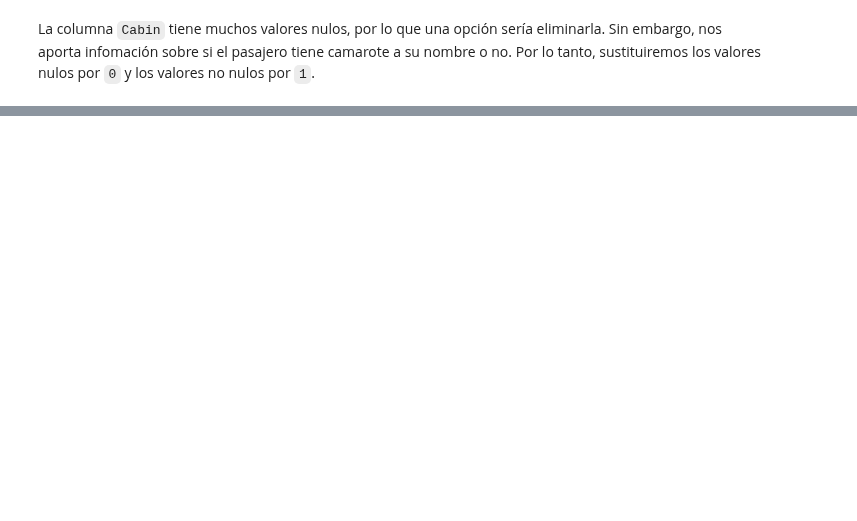
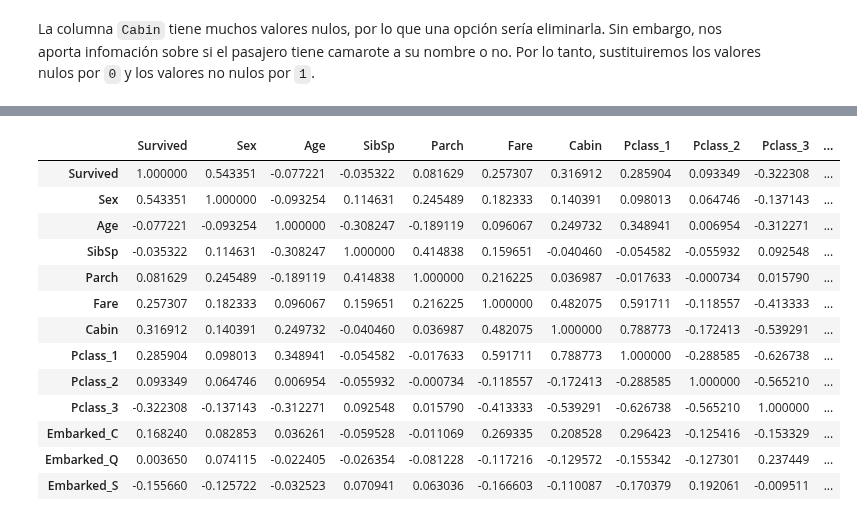
Before and after one commit to pimentel124/ia_2022, a Jupyter notebook: practica2/main.ipynb, the cells around one changed output, grey strips where cells are left out. Cells and saved outputs as stored; diff of their text form; code cells hidden in the pictures; blank space fills up the shorter version.

```diff
--- a/practica2/main.ipynb
+++ b/practica2/main.ipynb
@@ -81,3 +79,0 @@ Sustituimos las letras de la columna ``Embarked`` por números. Para ello, susti
-# %%
-df_train['Embarked'].replace(['S','C','Q'],[0,1,2],inplace=True)
-df_train.head()
@@ -100,0 +86,4 @@ Name: Embarked, dtype: int64
+# %%
+df_train['Pclass'].fillna(0, inplace=True)
+
+df_train['Embarked'].dropna(inplace=True)
@@ -100,0 +92,11 @@ Name: Embarked, dtype: int64
+# %%
+df_onehot_Pclass = pd.get_dummies(df_train['Pclass'], prefix='Pclass')
+
+df_onehot_Embarked = pd.get_dummies(df_train['Embarked'], prefix='Embarked')
+
+df_onehot_Embarked.head()
+
+df_train = pd.concat([df_train, df_onehot_Pclass, df_onehot_Embarked], axis=1)
+
+df_train.drop(['Pclass', 'Embarked'], axis=1, inplace=True)
+df_train.head()
@@ -100,0 +110,18 @@ Name: Embarked, dtype: int64
+# %%
+corr = df_train.corr()
+corr.style.background_gradient(cmap='coolwarm')
+# %% [output]
+|  | Survived | Sex | Age | SibSp | Parch | Fare | Cabin | Pclass_1 | Pclass_2 | Pclass_3 | ... |
+| Survived | 1.000000 | 0.543351 | -0.077221 | -0.035322 | 0.081629 | 0.257307 | 0.316912 | 0.285904 | 0.093349 | -0.322308 | ... |
+| Sex | 0.543351 | 1.000000 | -0.093254 | 0.114631 | 0.245489 | 0.182333 | 0.140391 | 0.098013 | 0.064746 | -0.137143 | ... |
+| Age | -0.077221 | -0.093254 | 1.000000 | -0.308247 | -0.189119 | 0.096067 | 0.249732 | 0.348941 | 0.006954 | -0.312271 | ... |
+| SibSp | -0.035322 | 0.114631 | -0.308247 | 1.000000 | 0.414838 | 0.159651 | -0.040460 | -0.054582 | -0.055932 | 0.092548 | ... |
+| Parch | 0.081629 | 0.245489 | -0.189119 | 0.414838 | 1.000000 | 0.216225 | 0.036987 | -0.017633 | -0.000734 | 0.015790 | ... |
+| Fare | 0.257307 | 0.182333 | 0.096067 | 0.159651 | 0.216225 | 1.000000 | 0.482075 | 0.591711 | -0.118557 | -0.413333 | ... |
+| Cabin | 0.316912 | 0.140391 | 0.249732 | -0.040460 | 0.036987 | 0.482075 | 1.000000 | 0.788773 | -0.172413 | -0.539291 | ... |
+| Pclass_1 | 0.285904 | 0.098013 | 0.348941 | -0.054582 | -0.017633 | 0.591711 | 0.788773 | 1.000000 | -0.288585 | -0.626738 | ... |
+| Pclass_2 | 0.093349 | 0.064746 | 0.006954 | -0.055932 | -0.000734 | -0.118557 | -0.172413 | -0.288585 | 1.000000 | -0.565210 | ... |
+| Pclass_3 | -0.322308 | -0.137143 | -0.312271 | 0.092548 | 0.015790 | -0.413333 | -0.539291 | -0.626738 | -0.565210 | 1.000000 | ... |
+| Embarked_C | 0.168240 | 0.082853 | 0.036261 | -0.059528 | -0.011069 | 0.269335 | 0.208528 | 0.296423 | -0.125416 | -0.153329 | ... |
+| Embarked_Q | 0.003650 | 0.074115 | -0.022405 | -0.026354 | -0.081228 | -0.117216 | -0.129572 | -0.155342 | -0.127301 | 0.237449 | ... |
+| Embarked_S | -0.155660 | -0.125722 | -0.032523 | 0.070941 | 0.063036 | -0.166603 | -0.110087 | -0.170379 | 0.192061 | -0.009511 | ... |
```
Also changed, not shown: parts of 12 cells of this notebook, 1 other file.
